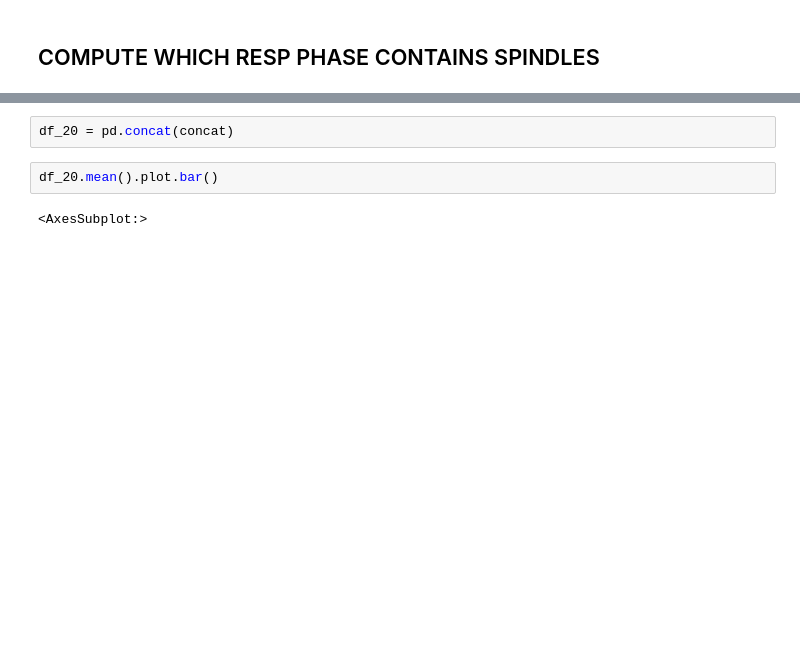
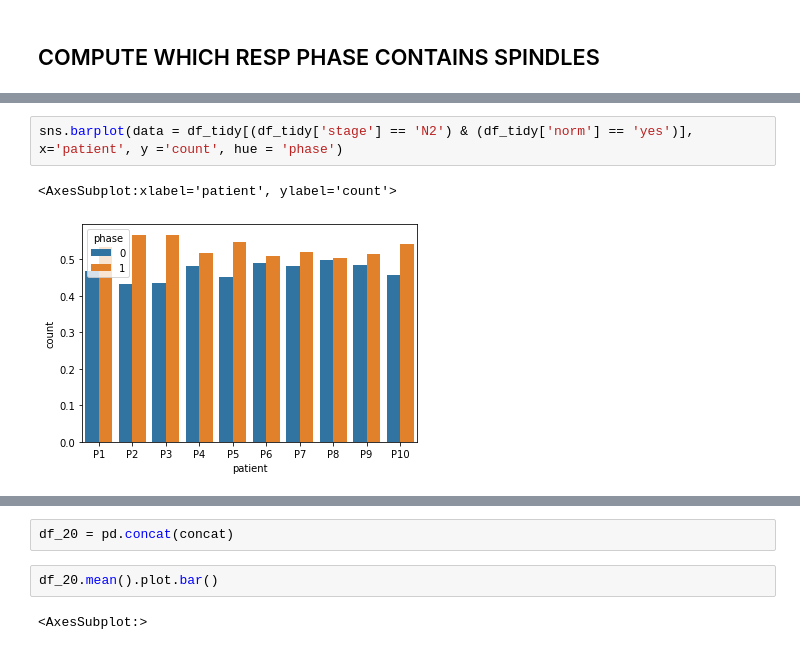
Before and after one commit to ValentinGhibaudo/Sleep_EEG_Respi, a Jupyter notebook: spindle_to_resp.ipynb, the cells around one changed output, grey strips where cells are left out. Saved outputs shown, nothing was run; the diff lists cells and outputs as text; blank space fills up the shorter version.

```diff
--- a/spindle_to_resp.ipynb
+++ b/spindle_to_resp.ipynb
@@ -249,0 +288,5 @@ gh.auto_stats(df=df_tidy , predictor = 'phase', outcome = 'count' , design = 'wi
+# %%
+sns.barplot(data = df_tidy[(df_tidy['stage'] == 'N2') & (df_tidy['norm'] == 'yes')], x='patient', y ='count', hue = 'phase')
+# %% [output]
+<AxesSubplot:xlabel='patient', ylabel='count'>
+[figure, added]
```
Also changed, not shown: parts of 55 cells of this notebook, 2 other files.
